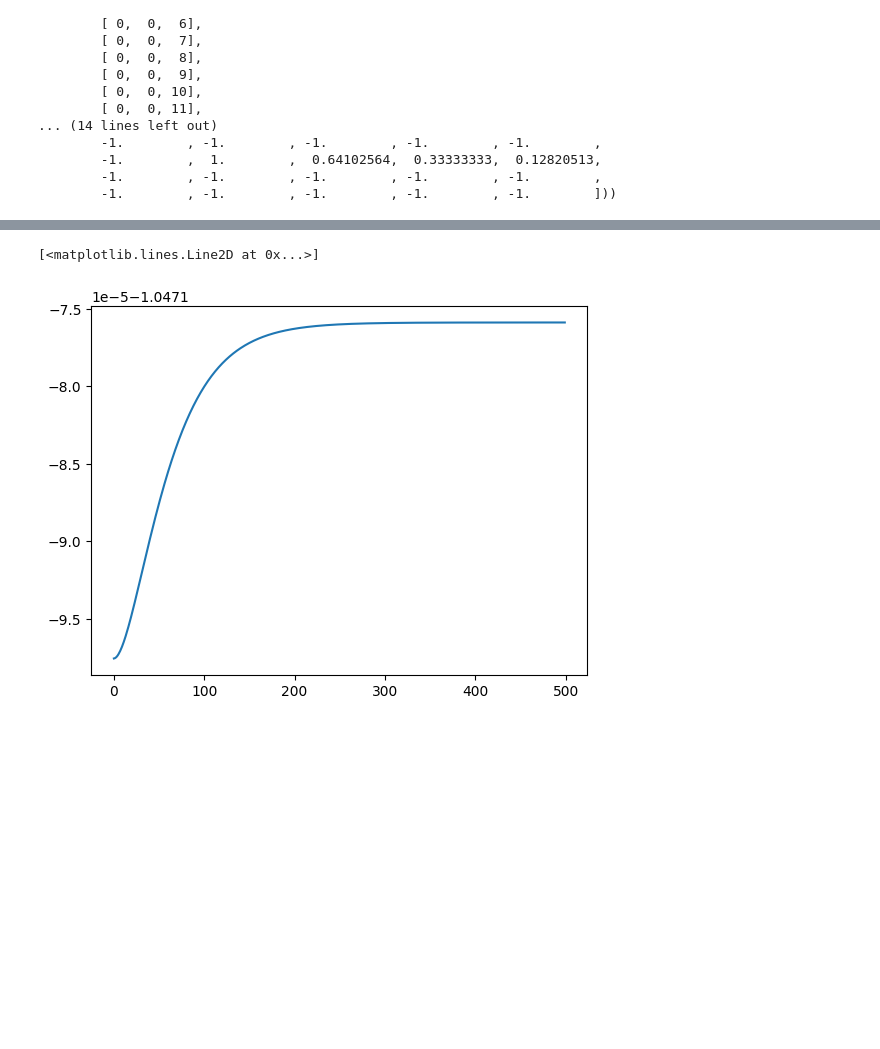
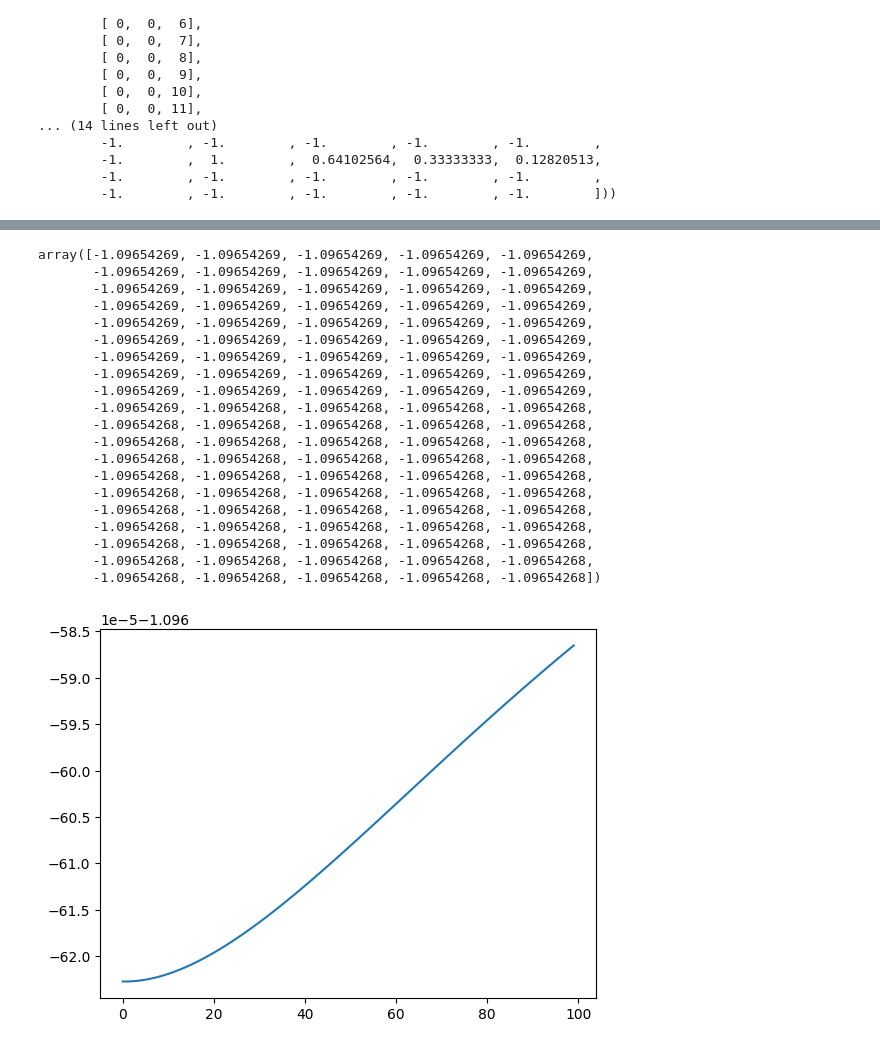
Before and after one commit to aadityarautela/SingleLinkManipulatorRLANN, a Jupyter notebook: SingleLinkManipulatorRLANN.ipynb, the cells around one changed output, grey strips where cells are left out. Drawn from its saved outputs; the diff is of its cells as text; code cells hidden in the pictures; blank space fills up the shorter version.

```diff
--- a/SingleLinkManipulatorRLANN.ipynb
+++ b/SingleLinkManipulatorRLANN.ipynb
@@ -23,7 +23,7 @@ class SingleLinkManipulator(gym.Env):
         self.Kb = Kb
         self.R = R
         self.L = L
-        self.dt = 0.01
+        self.dt = 0.1
         self.t = 0.0
         self.x1 = 0.0
         self.x2 = 0.0
@@ -157,10 +148,11 @@ print(temp[find_nearest(temp, 0.54)])
 # %% [output]
 0.5555555555555556
 # %%
-for _ in range(5):
+for _ in range(10):
     for i in range(N1):
         for j in range(N2):
             for k in range(N3):
+                nextV = np.full((U.size), 0.0)
                 state = (X1[i], X2[j], X3[k])
                 for u in range(U.size):
                     env.reset(state)
@@ -220,7 +213,7 @@ y_train=  y_train[1:]/U_BOUND
 history = model.fit(
     x_train,
     y_train,
-    batch_size=64,
+    batch_size=256,
     epochs=100,
 )
 # %% [output]
@@ -304,11 +297,31 @@ plt.plot(rewards)
 # %%
 rewards2 = np.array([])
 
 for r in range(rewards.shape[0]):
     if r%2 == 1:
         rewards2 = np.append(rewards2, rewards[r])
 
-plt.plot(rewards2)
+plt.plot(rewards[:100])
+rewards[-100:]
 # %% [output]
-[<matplotlib.lines.Line2D at 0x...>]
+array([-1.09654269, -1.09654269, -1.09654269, -1.09654269, -1.09654269,
+       -1.09654269, -1.09654269, -1.09654269, -1.09654269, -1.09654269,
+       -1.09654269, -1.09654269, -1.09654269, -1.09654269, -1.09654269,
+       -1.09654269, -1.09654269, -1.09654269, -1.09654269, -1.09654269,
+       -1.09654269, -1.09654269, -1.09654269, -1.09654269, -1.09654269,
+       -1.09654269, -1.09654269, -1.09654269, -1.09654269, -1.09654269,
+       -1.09654269, -1.09654269, -1.09654269, -1.09654269, -1.09654269,
+       -1.09654269, -1.09654269, -1.09654269, -1.09654269, -1.09654269,
+       -1.09654269, -1.09654269, -1.09654269, -1.09654269, -1.09654269,
+       -1.09654269, -1.09654268, -1.09654268, -1.09654268, -1.09654268,
+       -1.09654268, -1.09654268, -1.09654268, -1.09654268, -1.09654268,
+       -1.09654268, -1.09654268, -1.09654268, -1.09654268, -1.09654268,
+       -1.09654268, -1.09654268, -1.09654268, -1.09654268, -1.09654268,
+       -1.09654268, -1.09654268, -1.09654268, -1.09654268, -1.09654268,
+       -1.09654268, -1.09654268, -1.09654268, -1.09654268, -1.09654268,
+       -1.09654268, -1.09654268, -1.09654268, -1.09654268, -1.09654268,
+       -1.09654268, -1.09654268, -1.09654268, -1.09654268, -1.09654268,
+       -1.09654268, -1.09654268, -1.09654268, -1.09654268, -1.09654268,
+       -1.09654268, -1.09654268, -1.09654268, -1.09654268, -1.09654268,
+       -1.09654268, -1.09654268, -1.09654268, -1.09654268, -1.09654268])
-[figure, old version]
+[figure, new version]
```
Also changed, not shown: parts of 6 cells of this notebook, 9 other files.
